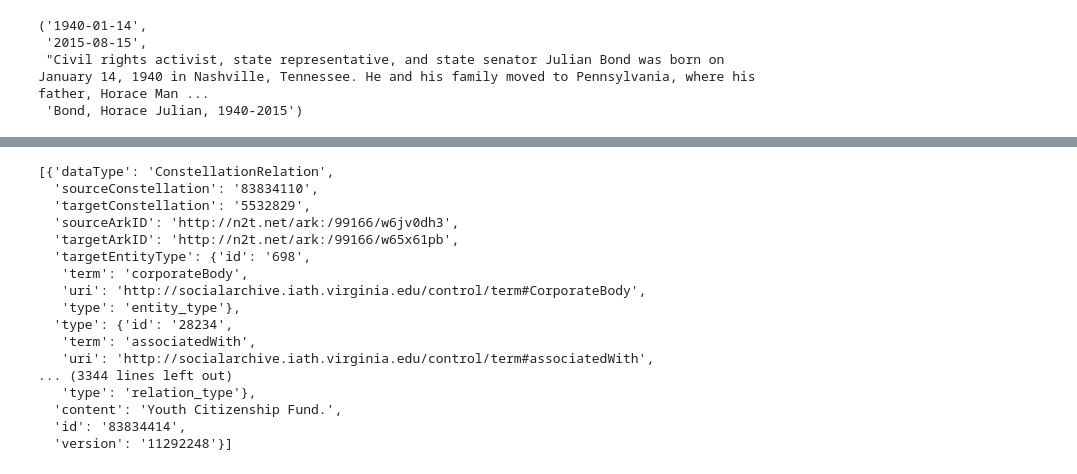
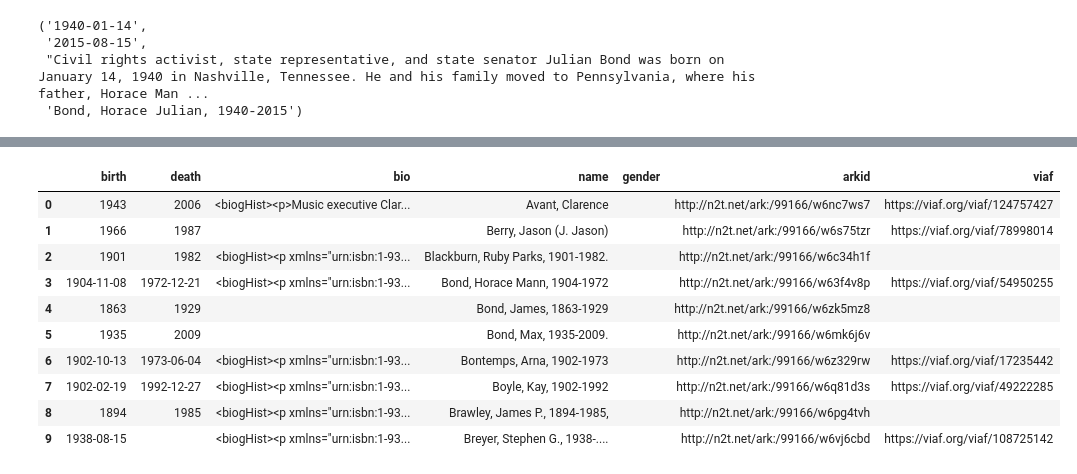
Before and after one commit to charlie-perez-35/JBPP, a Jupyter notebook: SNAC_remastered.ipynb, the cells around one changed output, grey strips where cells are left out. Cells and saved outputs as stored; diff of their text form; code cells hidden in the pictures.

```diff
--- a/SNAC_remastered.ipynb
+++ b/SNAC_remastered.ipynb
@@ -189,20 +206,0 @@ people_data
-# %%
-relations
-# %% [output]
-[{'dataType': 'ConstellationRelation',
-  'sourceConstellation': '83834110',
-  'targetConstellation': '5532829',
-  'sourceArkID': 'http://n2t.net/ark:/99166/w6jv0dh3',
-  'targetArkID': 'http://n2t.net/ark:/99166/w65x61pb',
-  'targetEntityType': {'id': '698',
-   'term': 'corporateBody',
-   'uri': 'http://socialarchive.iath.virginia.edu/control/term#CorporateBody',
-   'type': 'entity_type'},
-  'type': {'id': '28234',
-   'term': 'associatedWith',
-   'uri': 'http://socialarchive.iath.virginia.edu/control/term#associatedWith',
-... (3344 lines left out)
-   'type': 'relation_type'},
-  'content': 'Youth Citizenship Fund.',
-  'id': '83834414',
-  'version': '11292248'}]
@@ -208,0 +209,14 @@ relations
+# %%
+people_data.head(10)
+# %% [output]
+|  | birth | death | bio | name | gender | arkid | viaf |
+| 0 | 1943 | 2006 | <biogHist><p>Music executive Clar... | Avant, Clarence |  | http://n2t.net/ark:/99166/w6nc7ws7 | https://viaf.org/viaf/124757427 |
+| 1 | 1966 | 1987 |  | Berry, Jason (J. Jason) |  | http://n2t.net/ark:/99166/w6s75tzr | https://viaf.org/viaf/78998014 |
+| 2 | 1901 | 1982 | <biogHist><p xmlns="urn:isbn:1-93... | Blackburn, Ruby Parks, 1901-1982. |  | http://n2t.net/ark:/99166/w6c34h1f |  |
+| 3 | 1904-11-08 | 1972-12-21 | <biogHist><p xmlns="urn:isbn:1-93... | Bond, Horace Mann, 1904-1972 |  | http://n2t.net/ark:/99166/w63f4v8p | https://viaf.org/viaf/54950255 |
+| 4 | 1863 | 1929 |  | Bond, James, 1863-1929 |  | http://n2t.net/ark:/99166/w6zk5mz8 |  |
+| 5 | 1935 | 2009 |  | Bond, Max, 1935-2009. |  | http://n2t.net/ark:/99166/w6mk6j6v |  |
+| 6 | 1902-10-13 | 1973-06-04 | <biogHist><p xmlns="urn:isbn:1-93... | Bontemps, Arna, 1902-1973 |  | http://n2t.net/ark:/99166/w6z329rw | https://viaf.org/viaf/17235442 |
+| 7 | 1902-02-19 | 1992-12-27 | <biogHist><p xmlns="urn:isbn:1-93... | Boyle, Kay, 1902-1992 |  | http://n2t.net/ark:/99166/w6q81d3s | https://viaf.org/viaf/49222285 |
+| 8 | 1894 | 1985 | <biogHist><p xmlns="urn:isbn:1-93... | Brawley, James P., 1894-1985, |  | http://n2t.net/ark:/99166/w6pg4tvh |  |
+| 9 | 1938-08-15 |  | <biogHist><p xmlns="urn:isbn:1-93... | Breyer, Stephen G., 1938-.... |  | http://n2t.net/ark:/99166/w6vj6cbd | https://viaf.org/viaf/108725142 |
```
Also changed, not shown: parts of 23 cells of this notebook, 4 other files.
